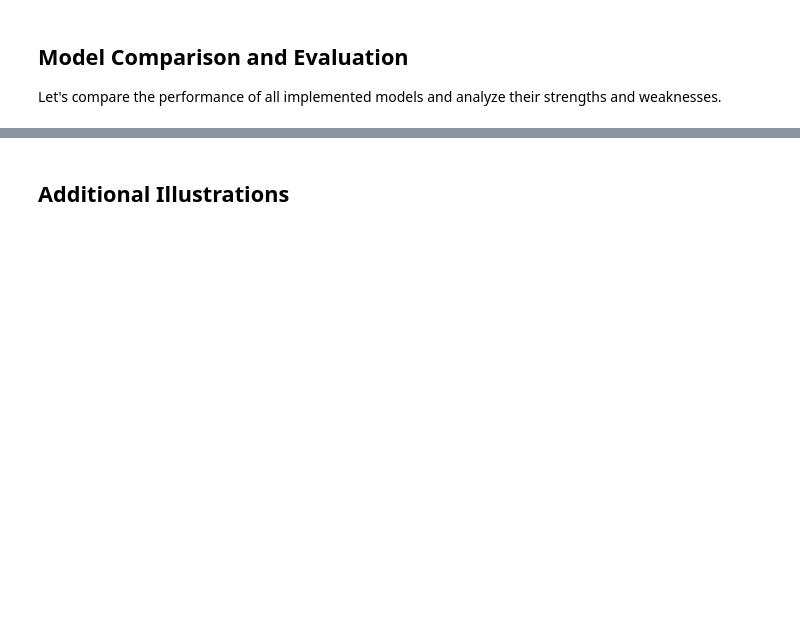
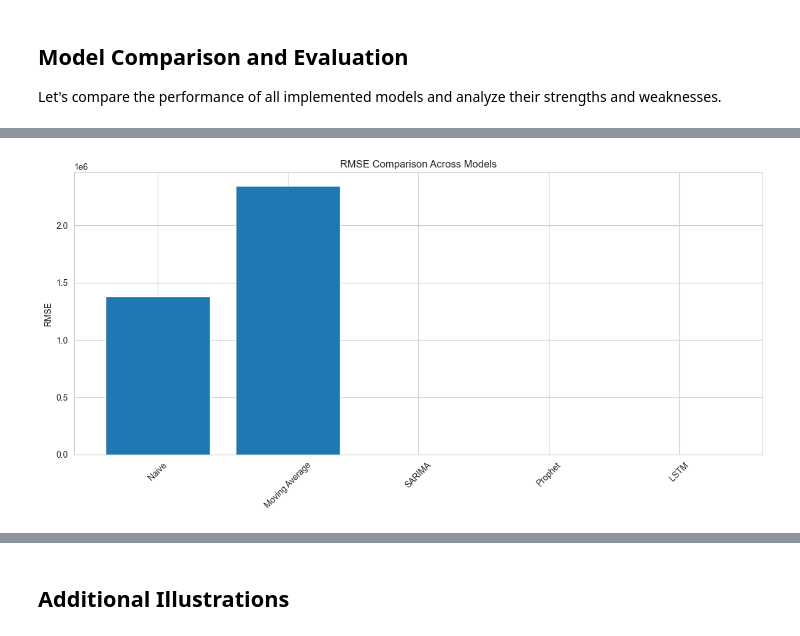
Before and after one commit to Kate-Maina/Group-2-Capstone-Project, a Jupyter notebook: index.ipynb, the cells around one changed output, grey strips where cells are left out. Saved outputs shown, nothing was run; the diff lists cells and outputs as text; code cells hidden in the pictures; blank space fills up the shorter version.

```diff
--- a/index.ipynb
+++ b/index.ipynb
@@ -1938,44 +1987,60 @@ NameError: name 'weekly_sales_pivot' is not defined
 
 Let's compare the performance of all implemented models and analyze their strengths and weaknesses.
 # %%
-# Collect all model metrics
-all_metrics = {
-    'Naive': naive_metrics,
-    'Moving Average': ma_metrics,
-    'SARIMA': sarima_metrics,
-    'Prophet': prophet_metrics,
-    'XGBoost': xgb_metrics,
-    'LightGBM': lgbm_metrics,
-    'CatBoost': cat_metrics,
-    'LSTM': lstm_metrics,
-    'TFT': tft_metrics
+# ==============================
+# Dynamic Model Comparison
+# ==============================
+
+import matplotlib.pyplot as plt
+import pandas as pd
+
+# List of potential metric variables and their names
+potential_metrics = {
+    'Naive': 'naive_metrics',
+    'Moving Average': 'ma_metrics',
+    'SARIMA': 'sarima_metrics',
+    'Prophet': 'prophet_metrics',
+    'XGBoost': 'xgb_metrics',
+    'LightGBM': 'lgbm_metrics',
+    'CatBoost': 'cat_metrics',
+    'LSTM': 'lstm_metrics',
+    'TFT': 'tft_metrics'
 }
 
-# Create comparison DataFrame
-metrics_df = pd.DataFrame(all_metrics).T
-metrics_df = metrics_df.round(4)
+# Collect only existing metrics
+all_metrics = {}
+for model_name, var_name in potential_metrics.items():
+    if var_name in globals():  # check if variable exists
+        all_metrics[model_name] = globals()[var_name]
 
-# Display comparison table
-print("Model Performance Comparison:")
-print("-" * 50)
-display(metrics_df)
+# Convert to DataFrame
+if all_metrics:
+    metrics_df = pd.DataFrame(all_metrics).T.round(4)
+    print("Model Performance Comparison:")
+    print("-" * 50)
+    display(metrics_df)
 
-# Plot comparison of RMSE values
-plt.figure(figsize=(12, 6))
-plt.bar(metrics_df.index, metrics_df['RMSE'])
-plt.title('RMSE Comparison Across Models')
-plt.xticks(rotation=45)
-plt.ylabel('RMSE')
-plt.grid(True, axis='y')
-plt.tight_layout()
-plt.show()
+    # Plot RMSE comparison
+    plt.figure(figsize=(12, 6))
+    plt.bar(metrics_df.index, metrics_df['RMSE'])
+    plt.title('RMSE Comparison Across Models')
+    plt.xticks(rotation=45)
+    plt.ylabel('RMSE')
+    plt.grid(True, axis='y')
+    plt.tight_layout()
+    plt.show()
 
-# Print conclusions
-print("\nModel Comparison Conclusions:")
-print("-" * 50)
-best_model = metrics_df['RMSE'].idxmin()
-print(f"1. Best performing model: {best_model} (RMSE: {metrics_df.loc[best_model, 'RMSE']:.4f})")
-print(f"2. The simpler baseline models performed {'better' if metrics_df.loc['Naive', 'RMSE'] < metrics_df.loc[best_model, 'RMSE'] else 'worse'} than more complex models")
-print("3. Model complexity vs. performance trade-off should be considered when choosing a model for deployment")
-print("4. Consider ensemble methods or hybrid approaches for potentially better results")
+    # Print conclusions
+    print("\nModel Comparison Conclusions:")
+    print("-" * 50)
+    best_model = metrics_df['RMSE'].idxmin()
+    print(f"1. Best performing model: {best_model} (RMSE: {metrics_df.loc[best_model, 'RMSE']:.4f})")
+
+    if 'Naive' in metrics_df.index:
+        baseline_comparison = 'better' if metrics_df.loc['Naive', 'RMSE'] < metrics_df.loc[best_model, 'RMSE'] else 'worse'
+        print(f"2. The simpler baseline models performed {baseline_comparison} than more complex models")
+    print("3. Model complexity vs. performance trade-off should be considered when choosing a model for deployment")
+    print("4. Consider ensemble methods or hybrid approaches for potentially better results")
+else:
+    print("No model metrics available to display. Please compute metrics first.")
 # %% [output]
@@ -1982,0 +2055 @@ NameError: name 'sarima_metrics' is not defined
+[figure, added]
```
Also changed, not shown: parts of 21 cells of this notebook.
